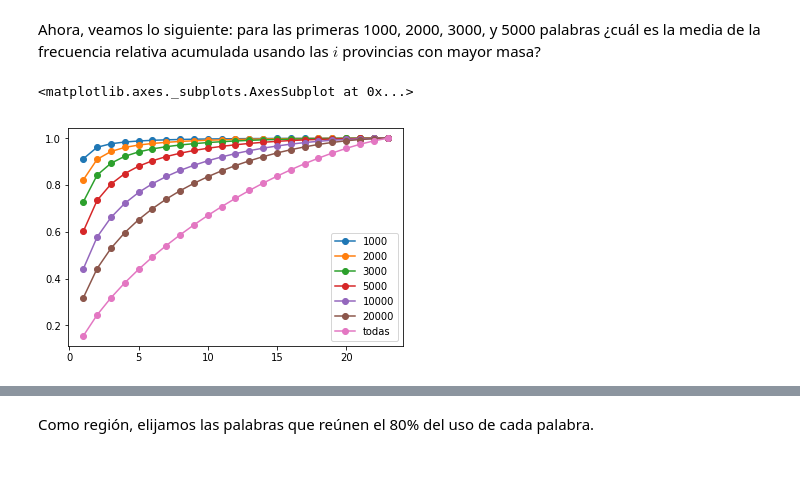
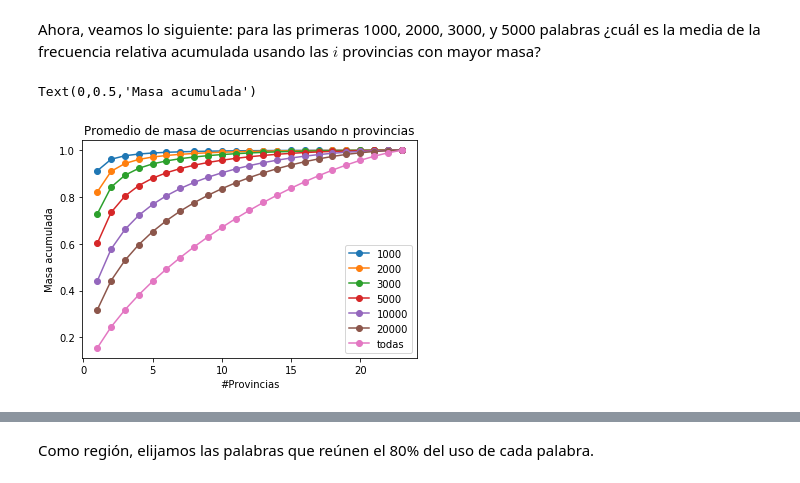
Before and after one commit to finiteautomata/contrastes, a Jupyter notebook: notebooks/regiones.ipynb, the cells around one changed output, grey strips where cells are left out. Drawn from its saved outputs; the diff is of its cells as text; code cells hidden in the pictures.

```diff
--- a/notebooks/regiones.ipynb
+++ b/notebooks/regiones.ipynb
@@ -22,28 +20,32 @@ Total de palabras: 85701
 # %% [markdown]
 Agrego la serie de puntos de la suma acumulada de frecuencias
 # %%
-occ_columns = [c for c in df.columns if "ocurrencias" in c]
+occ_columns = [c for c in df.columns if "_ocurrencias" in c]
+user_columns = [c for c in df.columns if "_usuarios" in c and c != "cant_usuarios"]
 
-X = -np.sort(-df[occ_columns].values)
+def graph_no_provinces(df, columns):
+    X = -np.sort(-df[columns].values)
 
-cumsum = (X / X.sum(axis=1).reshape(-1, 1)).cumsum(axis=1)
+    cumsum = (X / X.sum(axis=1).reshape(-1, 1)).cumsum(axis=1)
 
+    cs = pd.DataFrame(cumsum, columns=range(1, 24))
+    cs["palabra"] = df.index
+    cs.set_index("palabra", inplace=True)
+    extended_df = pd.concat([df, cs], axis=1)
 
-cs = pd.DataFrame(cumsum, columns=range(1, 24))
-cs["palabra"] = df.index
-cs.set_index("palabra", inplace=True)
+    values = {}
+    for limit in [1000, 2000, 3000, 5000, 10000, 20000]:
+        values[limit] = extended_df[:limit][list(range(1,24))].mean()
 
-
-extended_df = pd.concat([df, cs], axis=1)
+    values["todas"] = extended_df[list(range(1,24))].mean()
+    pd.DataFrame(values).plot(marker='o')
 # %% [markdown]
 Ahora, veamos lo siguiente: para las primeras 1000, 2000, 3000, y 5000 palabras ¿cuál es la media de la frecuencia relativa acumulada usando las $i$ provincias con mayor masa?
-# %%
-values = {}
-for limit in [1000, 2000, 3000, 5000, 10000, 20000]:
-    values[limit] = extended_df[:limit][list(range(1,24))].mean()
-
-values["todas"] = extended_df[list(range(1,24))].mean()
-pd.DataFrame(values).plot(marker='o')
-# %% [output]
-<matplotlib.axes._subplots.AxesSubplot at 0x...>
-[figure, removed]
+# %%
+graph_no_provinces(df, occ_columns)
+plt.title("Promedio de masa de ocurrencias usando n provincias")
+plt.xlabel("#Provincias")
+plt.ylabel("Masa acumulada")
+# %% [output]
+Text(0,0.5,'Masa acumulada')
+[figure, added]
```
Also changed, not shown: parts of 9 cells of this notebook, 1 other file.
